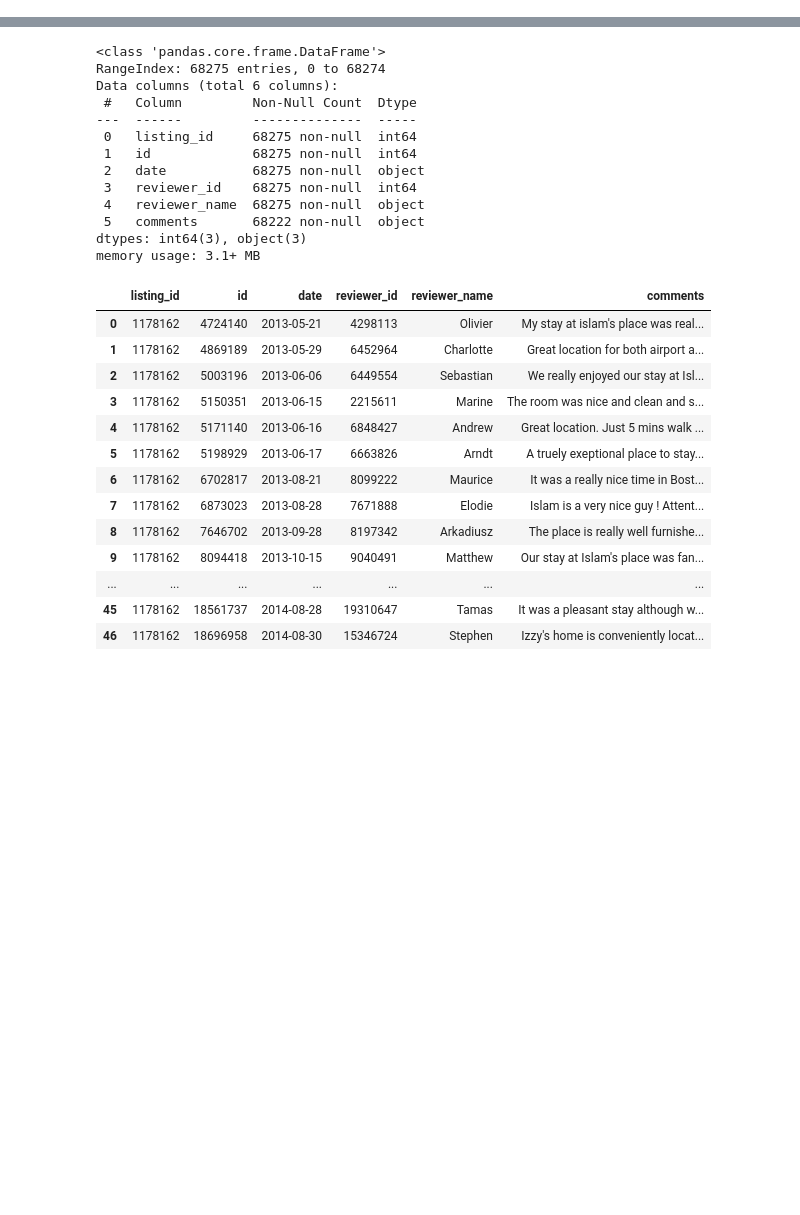
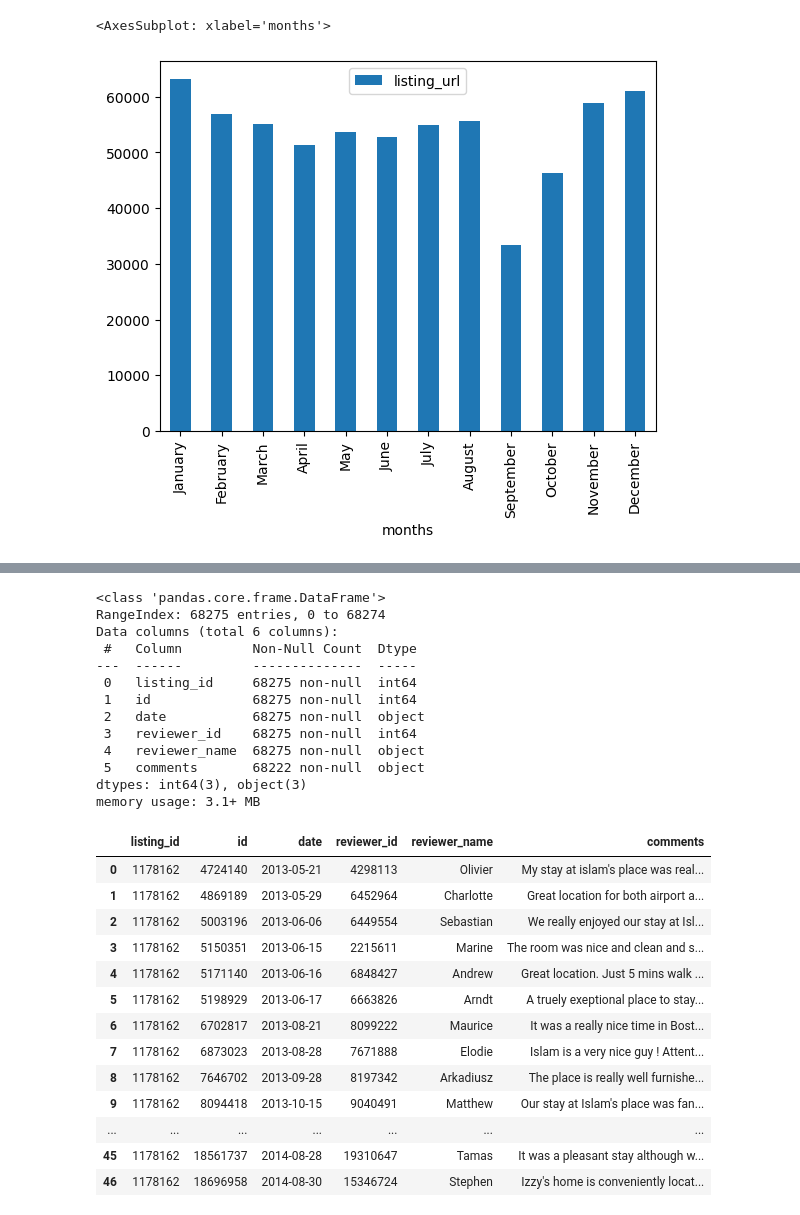
Before and after one commit to edonkoh/udacity_airbnb, a Jupyter notebook: airbnb.ipynb, the cells around one changed output, grey strips where cells are left out. Cells and saved outputs as stored; diff of their text form; code cells hidden in the pictures; blank space fills up the shorter version.

```diff
--- a/airbnb.ipynb
+++ b/airbnb.ipynb
@@ -59,0 +112,5 @@ NameError: name 'x' is not defined
+# %%
+Boston_dt = Boston_dt.assign(listing_date= pd.to_datetime(Boston_dt['date']))
+# %%
+Boston_dt = Boston_dt.assign(listing_month = Boston_dt['listing_date'].dt.month,
+                             months = Boston_dt['listing_date'].dt.strftime('%B'))
@@ -59,0 +119,2 @@ NameError: name 'x' is not defined
+# %%
+Boston_dt = Boston_dt.assign(clean_price = pd.to_numeric(Boston_dt['price_x'].str.replace('$','',regex = False).str.replace(',','',regex = False)))
@@ -59,0 +141,7 @@ NameError: name 'x' is not defined
+# %%
+Monthly_stats = Boston_dt[Boston_dt['available'] == 't'].groupby(['listing_month','months']).agg({'listing_url': 'count', 'clean_price': 'mean'}).reset_index()
+# %%
+Monthly_stats.plot(x = 'months', y = 'listing_url', kind='bar')
+# %% [output]
+<AxesSubplot: xlabel='months'>
+[figure, added]
```
Also changed, not shown: parts of 61 cells of this notebook.
